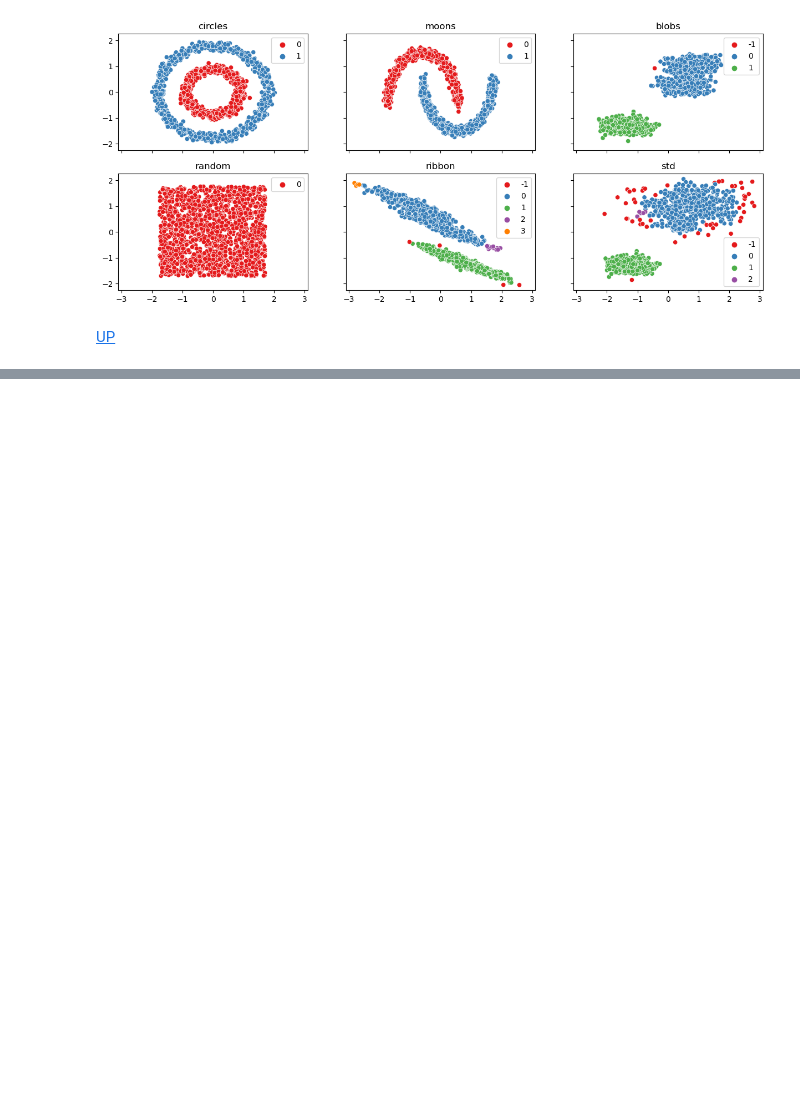
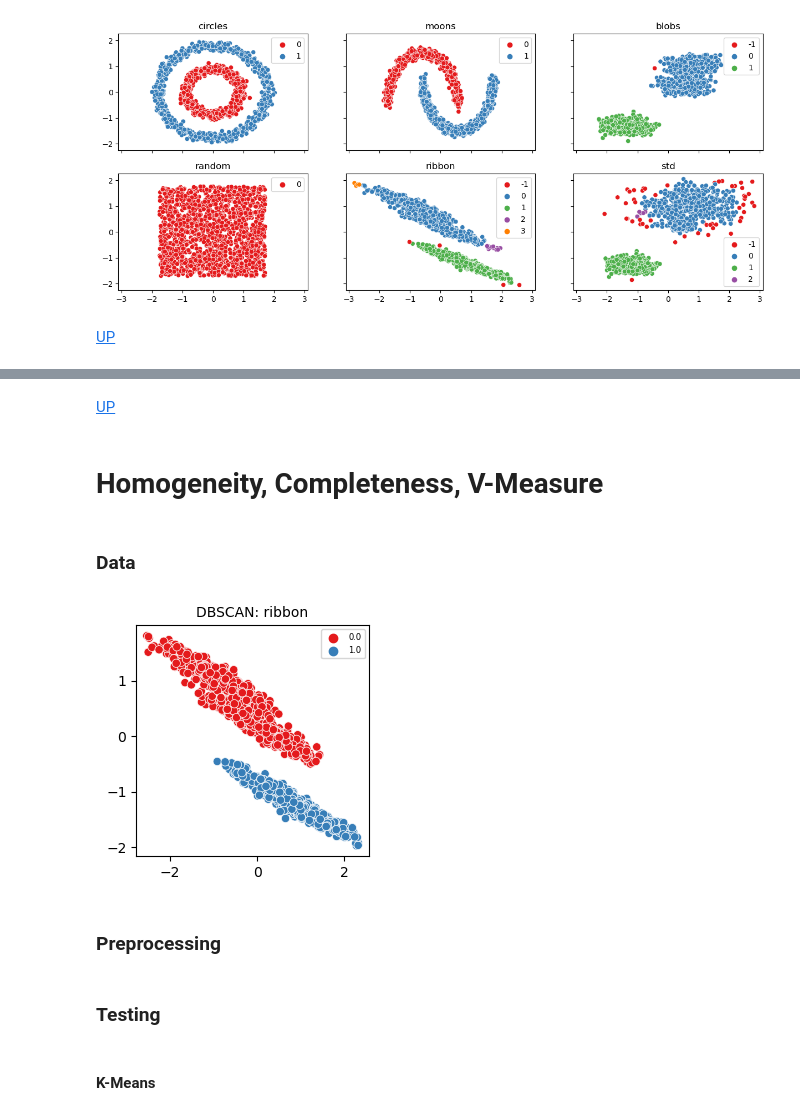
Before and after one commit to leopoldgerber/Machine-Learning, a Jupyter notebook: ML-7. Clustering.ipynb, the cells around one changed output, grey strips where cells are left out. Drawn from its saved outputs; the diff is of its cells as text; code cells hidden in the pictures; blank space fills up the shorter version.

Commit message:
Update ML-7. Clustering Added Homogeneity, Completeness, V-Measure

```diff
--- a/ML-7. Clustering.ipynb
+++ b/ML-7. Clustering.ipynb
@@ -541,6 +569,7 @@ plt.show()
 </left>
 # %%
 dbscan_silhouette_score = []
+dbscan_predicted = []
 
 datasets_params_list = [
     (noisy_circles, {'eps': 0.3, 'min_samples': 2}),
@@ -558,6 +587,7 @@ for i, (x_train, dbscan_params) in enumerate(datasets_params_list):
     dbscan.fit(x_train)
     predict = dbscan.labels_
     y_pred = np.hstack([x_train, (predict).reshape(-1, 1)])
+    dbscan_predicted.append(y_pred)
 
     if len(np.unique(predict)) > 1 and len(np.unique(predict)) < 100:
         dbscan_silhouette_score.append(silhouette_score(x_train, predict))
@@ -599,0 +628,7 @@ plt.show()
+# %% [markdown]
+[UP](#toc)
+# %% [markdown]
+<a id = 'scores'></a>
+# Homogeneity, Completeness, V-Measure
+# %% [markdown]
+### Data
@@ -599,0 +639,17 @@ plt.show()
+# %%
+noisy_dbscan = dbscan_predicted[4]
+non_clusters = [-1., 2.0, 3.0]
+
+delete_indexes = np.argwhere(np.isin(noisy_dbscan[:, 2], non_clusters)).ravel()
+noisy_dbscan = np.delete(noisy_dbscan, delete_indexes, axis = 0)
+
+fig, axes = plt.subplots(1, 1, figsize = (3, 3))
+sns.scatterplot(x = noisy_dbscan[:, 0], y = noisy_dbscan[:, 1]
+                , hue = noisy_dbscan[:, 2], ax = axes, palette = 'Set1')
+axes.legend(fontsize = 6)
+axes.set_title('DBSCAN: ribbon', fontsize = 10)
+plt.show()
+# %% [output]
+[figure, added]
+# %% [markdown]
+### Preprocessing
@@ -599,0 +662,2 @@ plt.show()
+# %% [markdown]
+### Testing
@@ -599,0 +668,2 @@ plt.show()
+# %% [markdown]
+#### K-Means
```
Also changed, not shown: parts of 26 cells of this notebook.
